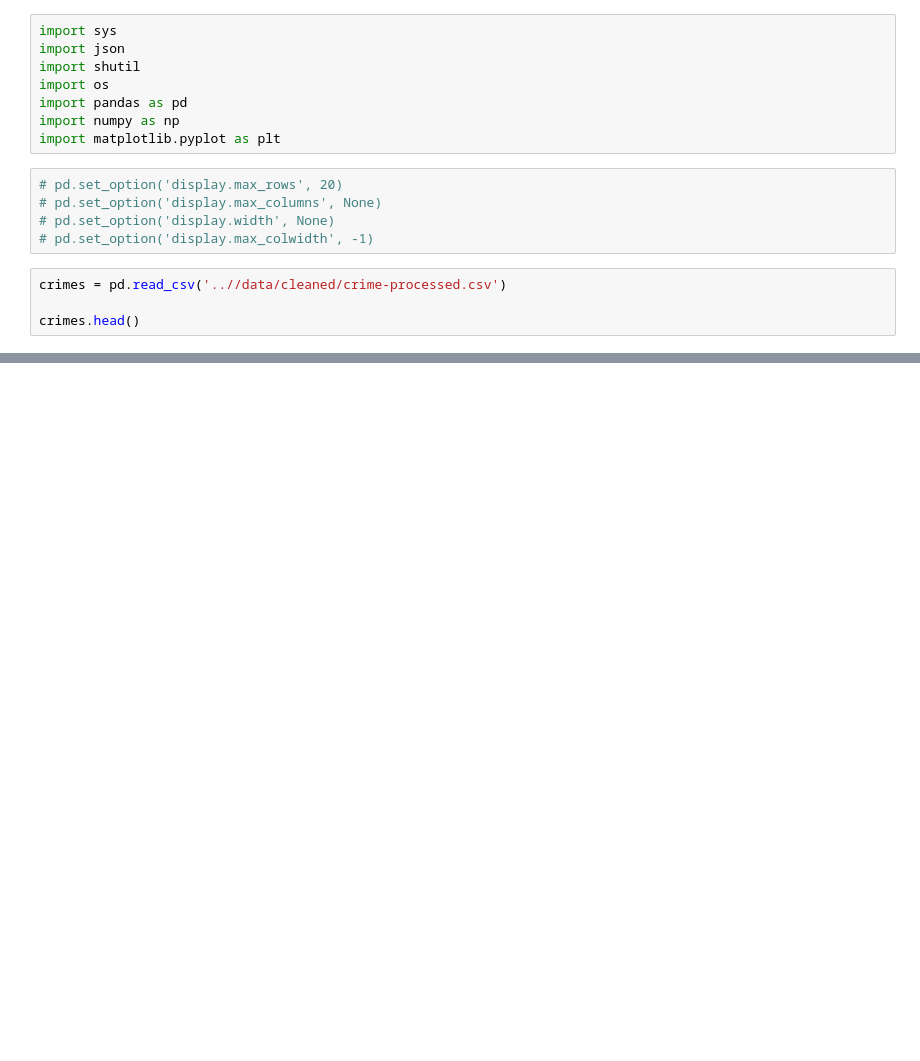
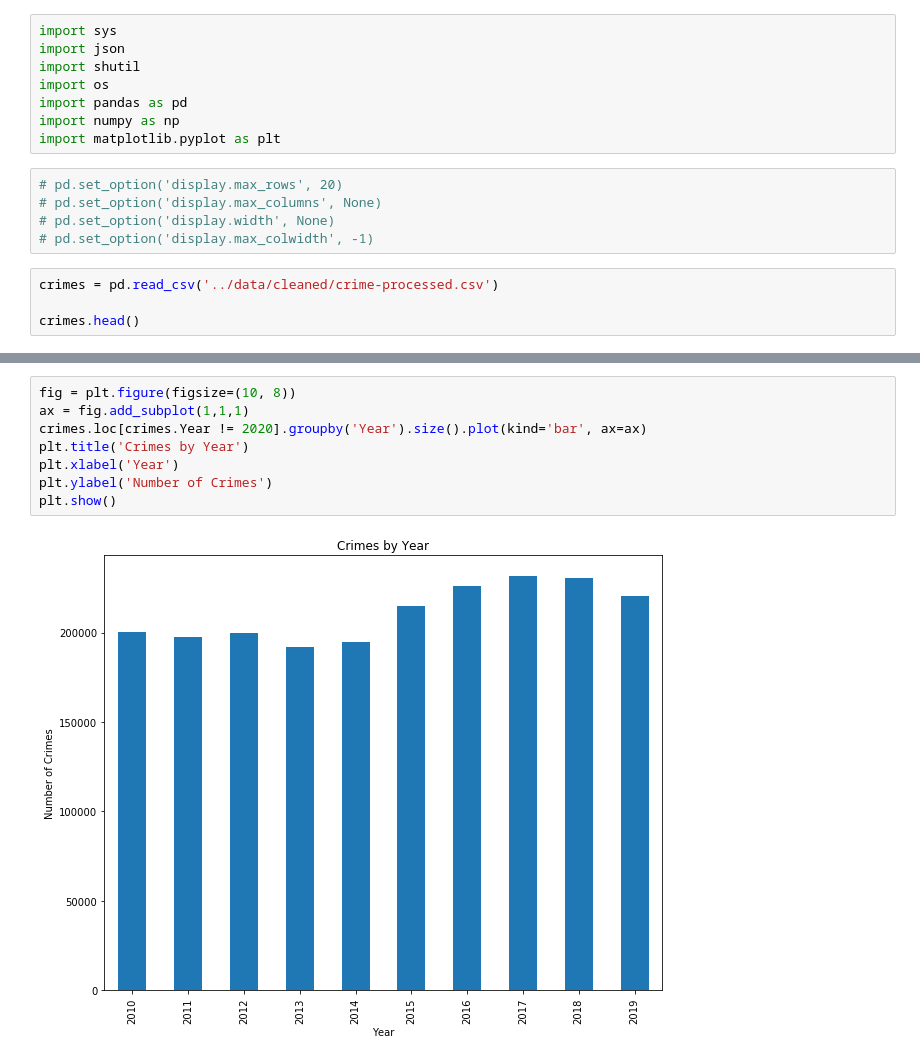
Before and after one commit to luismdiaz01/DSC180B, a Jupyter notebook: notebooks/EDA-Crimes.ipynb, the cells around one changed output, grey strips where cells are left out. Cells and saved outputs as stored; diff of their text form; blank space fills up the shorter version.

```diff
--- a/notebooks/EDA-Crimes.ipynb
+++ b/notebooks/EDA-Crimes.ipynb
@@ -12,6 +12,6 @@ import matplotlib.pyplot as plt
 # pd.set_option('display.width', None)
 # pd.set_option('display.max_colwidth', -1)
 # %%
-crimes = pd.read_csv('..//data/cleaned/crime-processed.csv')
+crimes = pd.read_csv('../data/cleaned/crime-processed.csv')
 
 crimes.head()
@@ -26,3 +64,13 @@ crimes['AREA NAME'].unique()
+# %%
+fig = plt.figure(figsize=(10, 8))
+ax = fig.add_subplot(1,1,1)
+crimes.loc[crimes.Year != 2020].groupby('Year').size().plot(kind='bar', ax=ax)
+plt.title('Crimes by Year')
+plt.xlabel('Year')
+plt.ylabel('Number of Crimes')
+plt.show()
+# %% [output]
+[figure, added]
 # %%
 fig = plt.figure(figsize=(10, 8))
 ax = fig.add_subplot(1,1,1)
```
Also changed, not shown: parts of 20 cells of this notebook, 5 other files.
